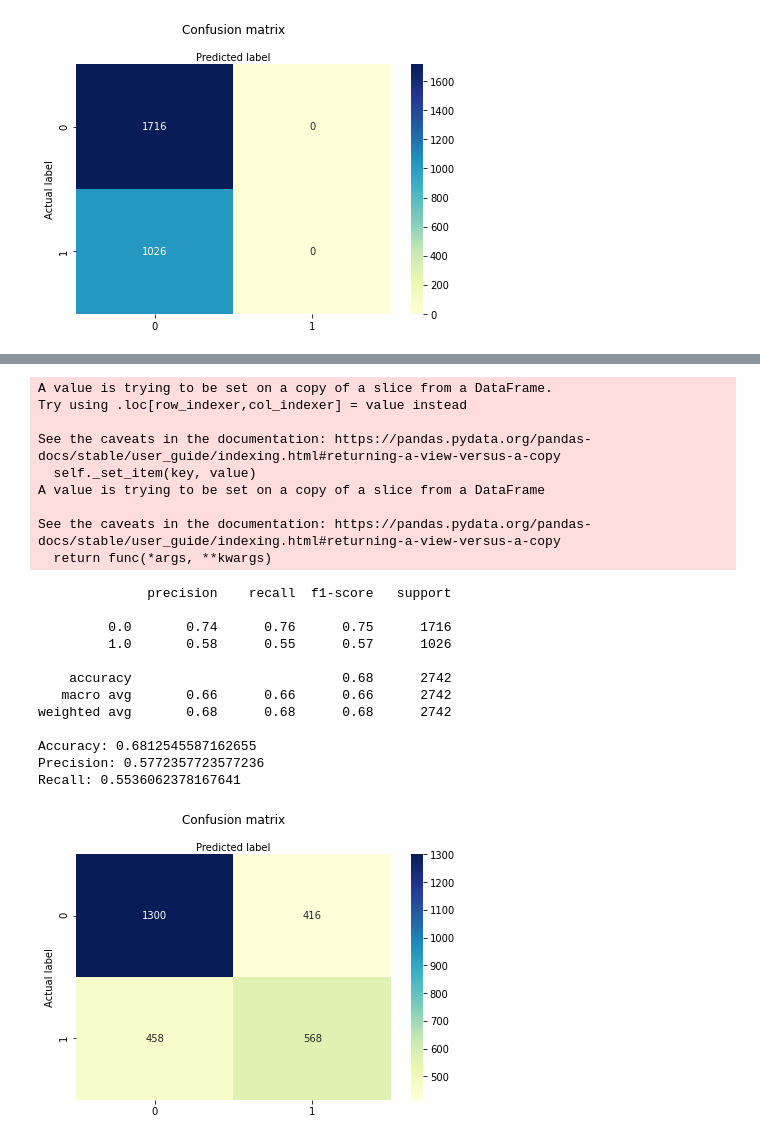
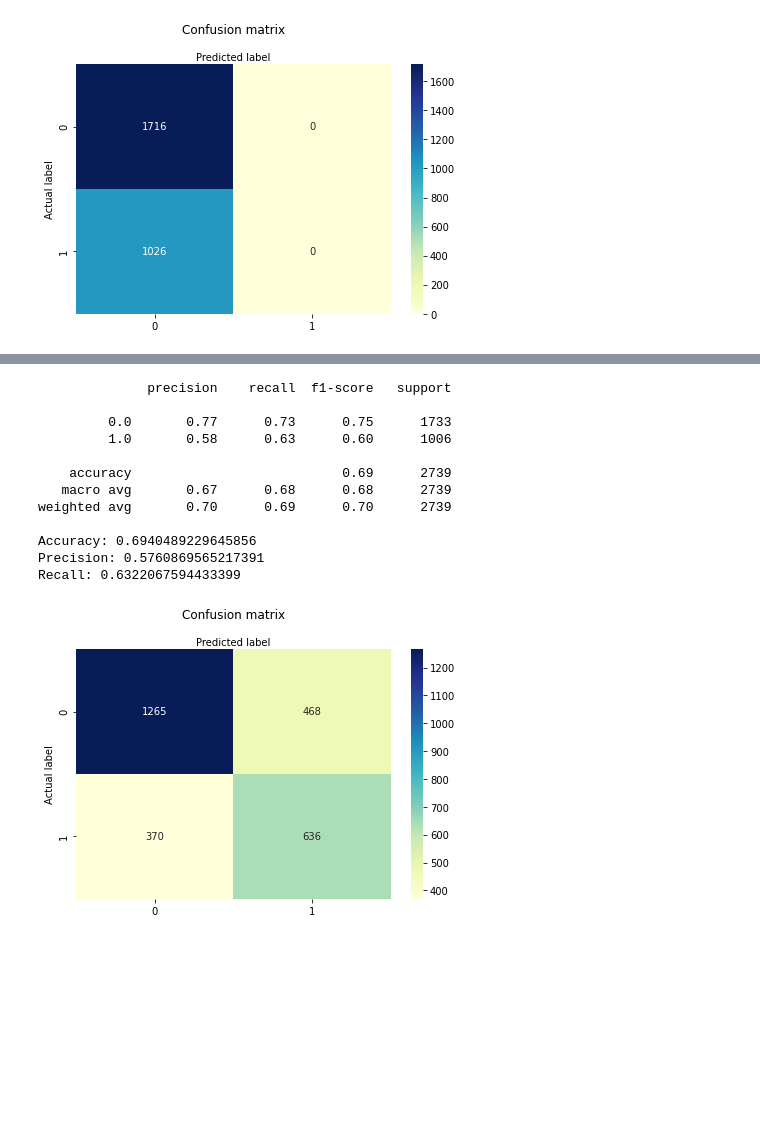
Before and after one commit to heatherpieszala/w207_final_project, a Jupyter notebook: w207_final_project/models/peletz_modeling.ipynb, the cells around one changed output, grey strips where cells are left out. Drawn from its saved outputs; the diff is of its cells as text; code cells hidden in the pictures; blank space fills up the shorter version.

```diff
--- a/w207_final_project/models/peletz_modeling.ipynb
+++ b/w207_final_project/models/peletz_modeling.ipynb
@@ -586,28 +750,56 @@ def build_dt_model_two():
     all_ticker_X_test = pd.concat([X_test_aapl, X_test_amzn, X_test_goog, X_test_googl, X_test_msft, X_test_tsla])
 
     get_classification_metrics(all_ticker_true, all_ticker_pred, all_ticker_X_test)
-# %%
-build_dt_model_two()
-# %% [output]
-A value is trying to be set on a copy of a slice from a DataFrame.
-Try using .loc[row_indexer,col_indexer] = value instead
-
-See the caveats in the documentation: https://pandas.pydata.org/pandas-docs/stable/user_guide/indexing.html#returning-a-view-versus-a-copy
-  self._set_item(key, value)
-A value is trying to be set on a copy of a slice from a DataFrame
-
-See the caveats in the documentation: https://pandas.pydata.org/pandas-docs/stable/user_guide/indexing.html#returning-a-view-versus-a-copy
-  return func(*args, **kwargs)
-              precision    recall  f1-score   support
-
-         0.0       0.74      0.76      0.75      1716
-         1.0       0.58      0.55      0.57      1026
-
-    accuracy                           0.68      2742
-   macro avg       0.66      0.66      0.66      2742
-weighted avg       0.68      0.68      0.68      2742
-
-Accuracy: 0.6812545587162655
-Precision: 0.5772357723577236
-Recall: 0.5536062378167641
-[figure, removed]
+# %%
+def get_best_depth(input_X_train, input_y_train ):
+    X_train, y_train = input_X_train, input_y_train
+    dt_clf = Pipeline([
+            ('clf', DecisionTreeClassifier()),])
+    layers = [1,2,3,4,5,10,15,20,25,30,40,50,60,70,80,90,95,100,150,200]
+    param_grid = {
+        'clf__max_depth': layers}
+    best_dt_clf = GridSearchCV(dt_clf,param_grid,cv = 5,scoring='accuracy')
+    best_dt_clf.fit(X_train, y_train)
+    results = pd.DataFrame(best_dt_clf.cv_results_,index = layers).sort_values(by="rank_test_score")
+    best_params = results.iloc[0:1, :].reset_index(drop=True)["params"]
+    best_max_depth = best_params[0]["clf__max_depth"]
+    return best_max_depth
+# %%
+def build_optimized_dt_model_one():
+    current_features_indices = [0, 6, 7, 8, 9, 10, 11, 12, 14, 15]
+
+    features = daily_df.iloc[:, current_features_indices]
+    response_variable = daily_df.iloc[:, -1]
+    current_features = pd.get_dummies(features, prefix='ticker')
+
+    X = current_features
+    y = response_variable
+    combined = current_features
+    combined["rv"] = response_variable
+    combined = clean_dataset(combined)
+    current_features, response_variable = combined.iloc[:, :-1], combined.iloc[:, -1]
+
+    X_train, X_test, y_train, y_test = train_test_split(current_features, response_variable, test_size=0.25, random_state=42)
+    best_depth = get_best_depth(X_train, y_train)
+
+    clf = DecisionTreeClassifier(criterion="entropy", max_depth=best_depth)
+    clf = clf.fit(X_train,y_train)
+    y_pred = clf.predict(X_test)
+
+    get_classification_metrics(y_test, y_pred, X_test)
+# %%
+build_optimized_dt_model_one()
+# %% [output]
+              precision    recall  f1-score   support
+
+         0.0       0.77      0.73      0.75      1733
+         1.0       0.58      0.63      0.60      1006
+
+    accuracy                           0.69      2739
+   macro avg       0.67      0.68      0.68      2739
+weighted avg       0.70      0.69      0.70      2739
+
+Accuracy: 0.6940489229645856
+Precision: 0.5760869565217391
+Recall: 0.6322067594433399
+[figure, added]
```
Also changed, not shown: parts of 24 cells of this notebook.
